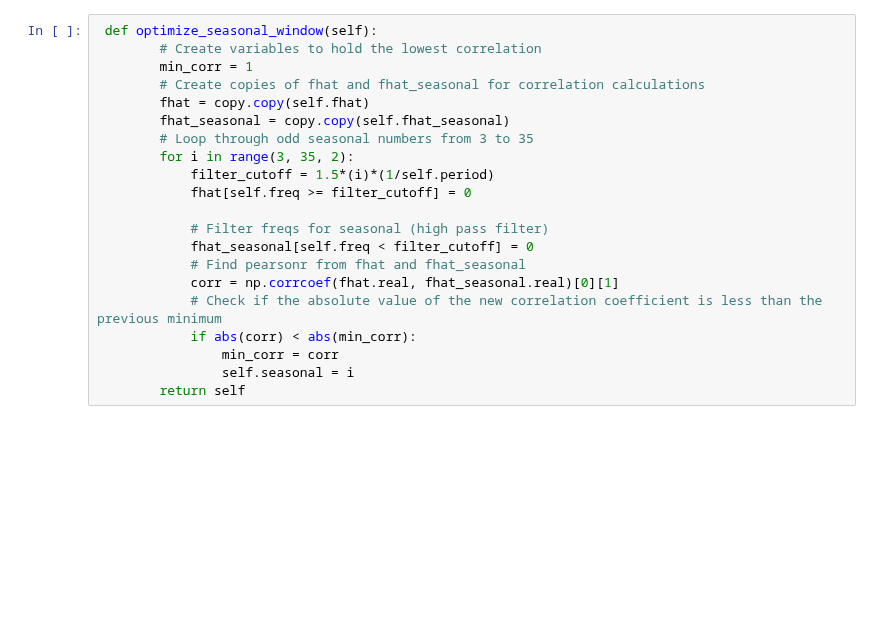
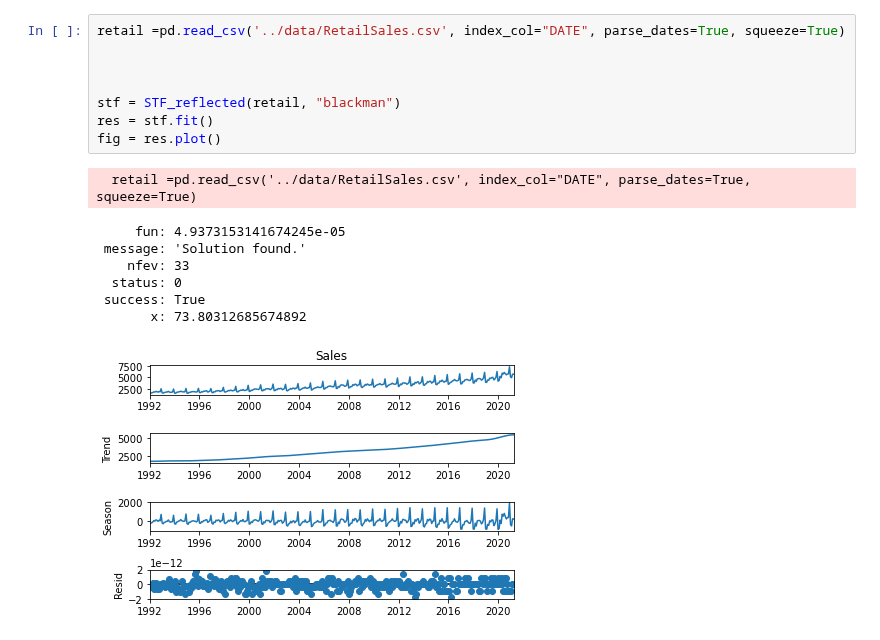
Before and after one commit to thodson-usgs/stf-decomposition, a Jupyter notebook: features/optimize-window.ipynb, the cells around one changed output. Cells and saved outputs as stored; diff of their text form; blank space fills up the shorter version.

```diff
--- a/features/optimize-window.ipynb
+++ b/features/optimize-window.ipynb
@@ -137,21 +149,17 @@ fig = res.plot()
-# %%
- def optimize_seasonal_window(self):
-        # Create variables to hold the lowest correlation
-        min_corr = 1
-        # Create copies of fhat and fhat_seasonal for correlation calculations
-        fhat = copy.copy(self.fhat)
-        fhat_seasonal = copy.copy(self.fhat_seasonal)
-        # Loop through odd seasonal numbers from 3 to 35
-        for i in range(3, 35, 2):
-            filter_cutoff = 1.5*(i)*(1/self.period)
-            fhat[self.freq >= filter_cutoff] = 0
-
-            # Filter freqs for seasonal (high pass filter)
-            fhat_seasonal[self.freq < filter_cutoff] = 0
-            # Find pearsonr from fhat and fhat_seasonal
-            corr = np.corrcoef(fhat.real, fhat_seasonal.real)[0][1]
-            # Check if the absolute value of the new correlation coefficient is less than the previous minimum
-            if abs(corr) < abs(min_corr):
-                min_corr = corr
-                self.seasonal = i
-        return self
+# %%
+retail =pd.read_csv('../data/RetailSales.csv', index_col="DATE", parse_dates=True, squeeze=True)
+
+
+
+stf = STF_reflected(retail, "blackman")
+res = stf.fit()
+fig = res.plot()
+# %% [output]
+  retail =pd.read_csv('../data/RetailSales.csv', index_col="DATE", parse_dates=True, squeeze=True)
+     fun: 4.9373153141674245e-05
+ message: 'Solution found.'
+    nfev: 33
+  status: 0
+ success: True
+       x: 73.80312685674892
+[figure, added]
```
Also changed, not shown: parts of 4 cells of this notebook.
